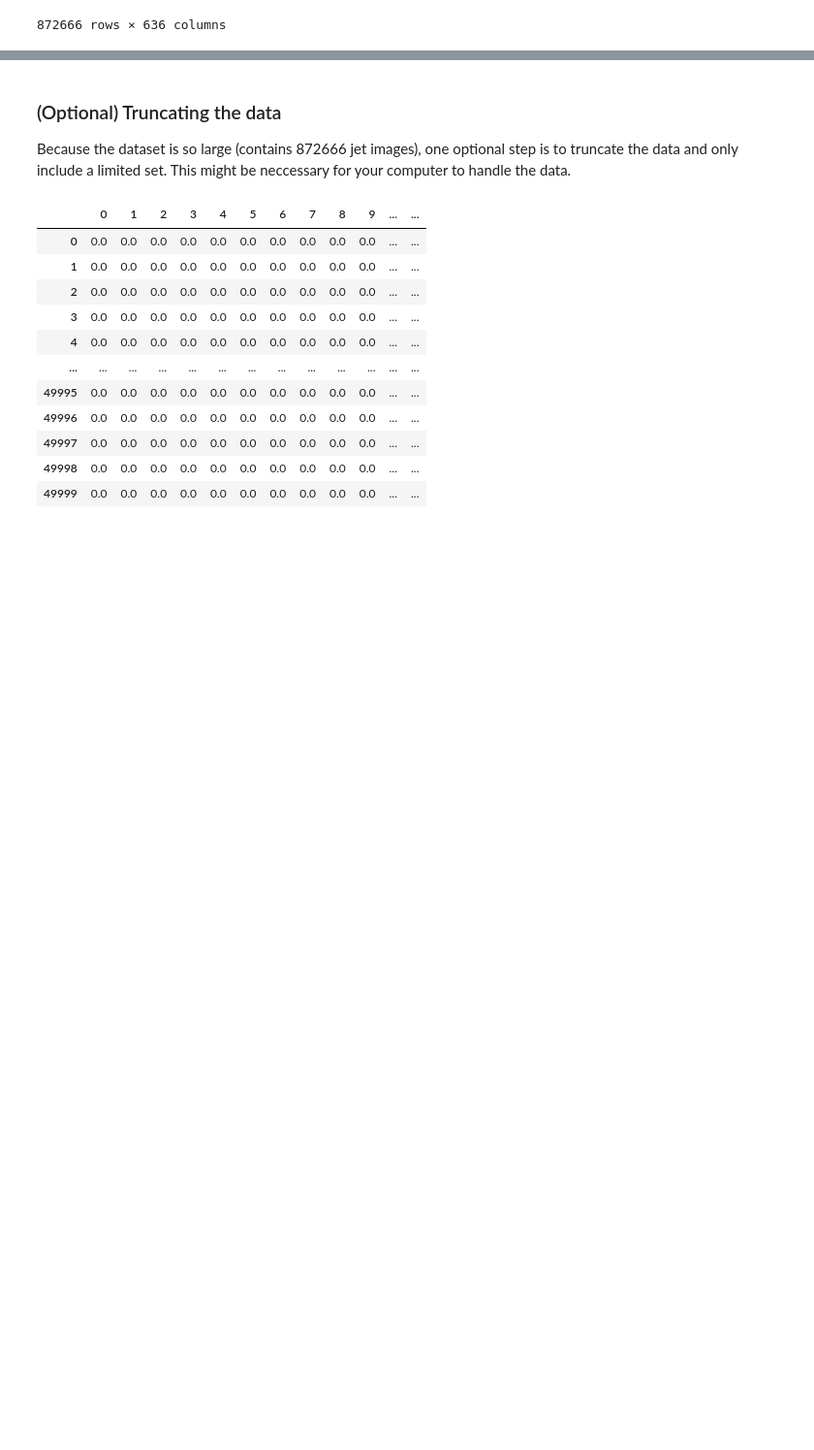
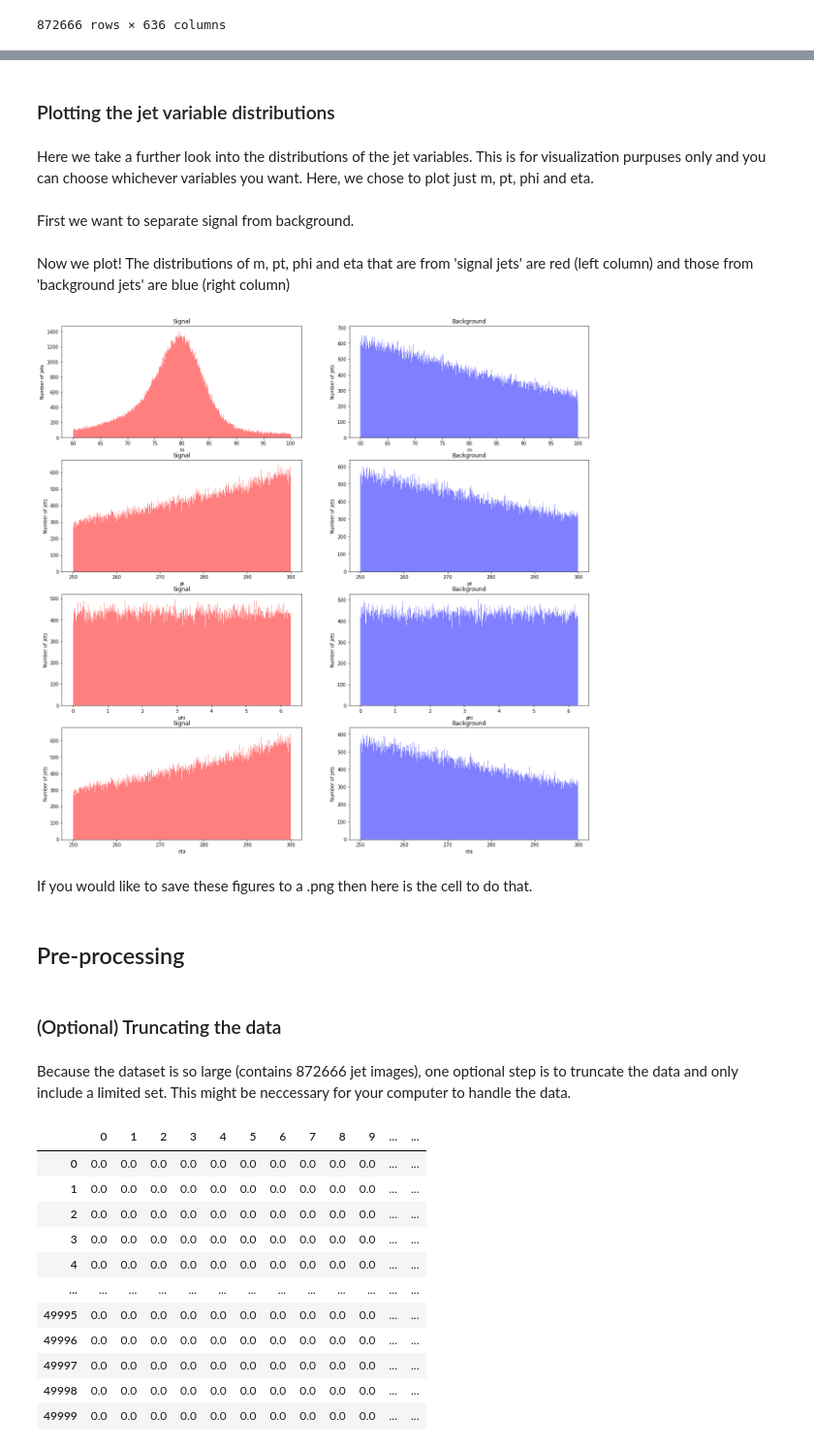
Before and after one commit to Autoencoders-compression-anomaly/AE-Compression-pytorch, a Jupyter notebook: examples/jet_images/process_jet_images.ipynb, the cells around one changed output, grey strips where cells are left out. Shown: that part at 97% size. Cells and saved outputs as stored; diff of their text form; code cells hidden in the pictures; blank space fills up the shorter version.

```diff
--- a/examples/jet_images/process_jet_images.ipynb
+++ b/examples/jet_images/process_jet_images.ipynb
@@ -76,11 +60,11 @@ import pandas as pd
 
 # Reshaping the images from (872666,25,25) to (872666, 625)
 image = np.array(image)
-image = image.reshape((nbr_images,dim0*dim1))
+image_array = image.reshape((nbr_images,dim0*dim1))
 
 # Creating a DataFrame for the images
 pixels = [str(x) for x in range(dim0*dim1)] # Creates array ['0', '1', '2', ..., 'dim0*dim1']
-df = pd.DataFrame(data = image, columns = pixels)
+df = pd.DataFrame(data = image_array, columns = pixels)
 
 # Adding the jet variables to the DataFrame as columns
 df['signal/background'] = signal
@@ -117,0 +123,49 @@ df
+# %% [markdown]
+### Plotting the jet variable distributions
+# %% [markdown]
+Here we take a further look into the distributions of the jet variables. This is for visualization purpuses only and you can choose whichever variables you want. Here, we chose to plot just m, pt, phi and eta.
+# %% [markdown]
+First we want to separate signal from background.
+# %%
+# Signal
+is_signal = df['signal/background'] == 1
+df_signal = df[is_signal]
+
+# Background
+is_background = df['signal/background'] == 0
+df_background = df[is_background]
+# %% [markdown]
+Now we plot! The distributions of m, pt, phi and eta that are from 'signal jets' are red (left column) and those from 'background jets' are blue (right column)
+# %%
+n_bins = 1000
+x_labels = ['m','m','pt','pt','phi','phi','eta','eta']
+titles = ['Signal','Background']
+
+figure, axes = plt.subplots(nrows=4, ncols=2, figsize=(20,20))
+
+# =========== m ===========
+axes[0,0].hist(df_signal['m'], color='r', alpha = 0.5, bins=n_bins)
+axes[0,1].hist(df_background['m'], color='b', alpha = 0.5, bins=n_bins)
+
+# =========== pt ===========
+axes[1,0].hist(df_signal['pt'], color='r', alpha = 0.5, bins=n_bins)
+axes[1,1].hist(df_background['pt'], color='b', alpha = 0.5, bins=n_bins)
+
+# =========== phi ===========
+axes[2,0].hist(df_signal['phi'], color='r', alpha = 0.5, bins=n_bins)
+axes[2,1].hist(df_background['phi'], color='b', alpha = 0.5, bins=n_bins)
+
+# =========== eta ===========
+axes[3,0].hist(df_signal['eta'], color='r', alpha = 0.5, bins=n_bins)
+axes[3,1].hist(df_background['eta'], color='b', alpha = 0.5, bins=n_bins)
+
+# Adding labels and titles to each subplot
+axes = axes.ravel()
+for idx,ax in enumerate(axes):
+    ax.set_xlabel(x_labels[idx])
+    ax.set_title(titles[idx%2])
+    ax.set_ylabel('Number of jets')
+# %% [output]
+[figure, added]
+# %% [markdown]
+If you would like to save these figures to a .png then here is the cell to do that.
@@ -118,6 +179,8 @@ df
+# %% [markdown]
+## Pre-processing
+# %% [markdown]
+### (Optional) Truncating the data
 # %% [markdown]
-### (Optional) Truncating the data
-
 Because the dataset is so large (contains 872666 jet images), one optional step is to truncate the data and only include a limited set. This might be neccessary for your computer to handle the data.
 # %%
 nbr_images = 50000
```
Also changed, not shown: parts of 18 cells of this notebook, 12 other files.
